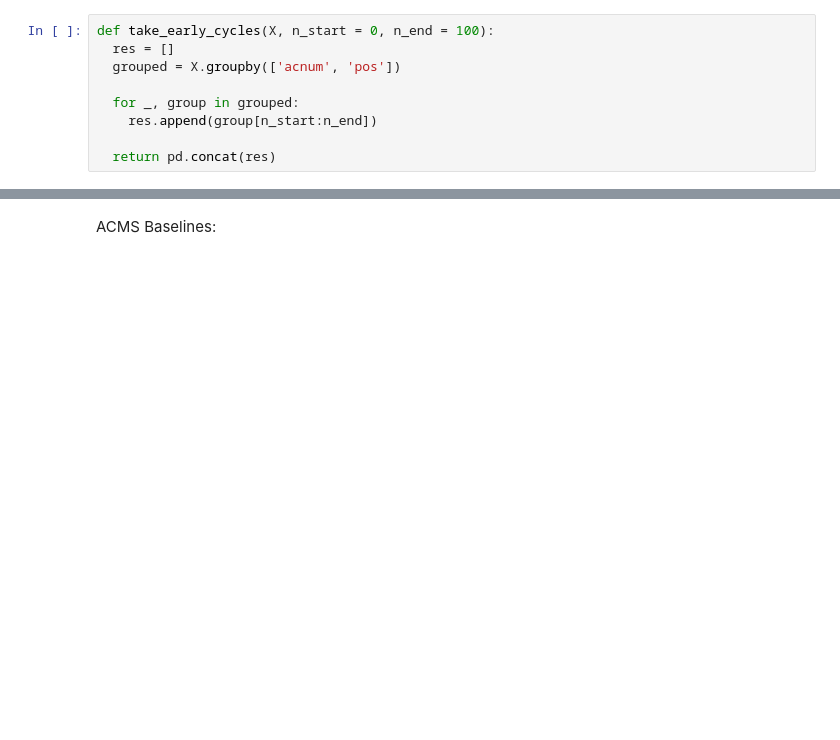
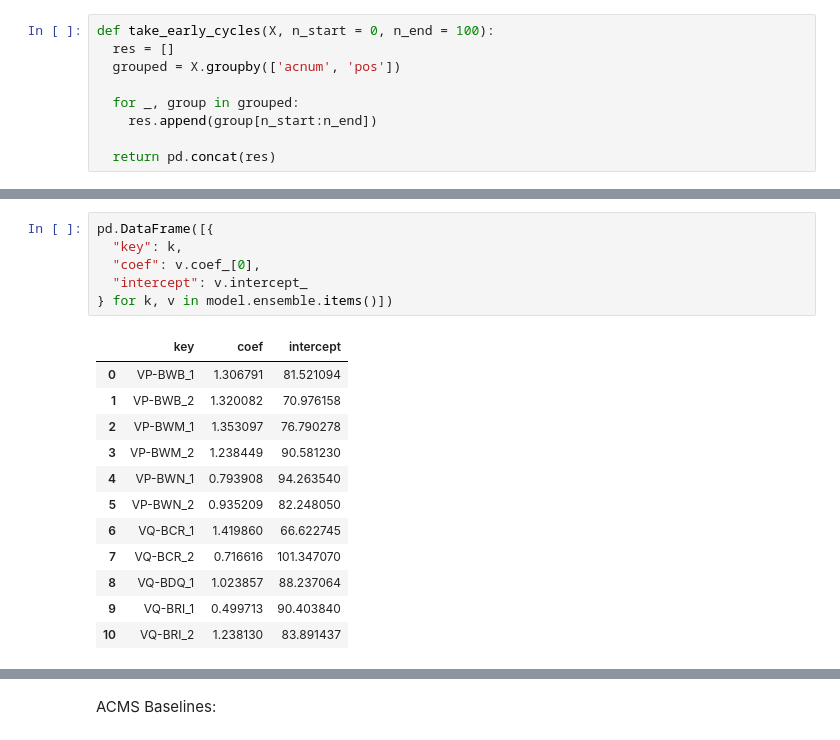
Before and after one commit to skeptlk/ecm, a Jupyter notebook: ex14_finetuning.ipynb, the cells around one changed output, grey strips where cells are left out. Drawn from its saved outputs; the diff is of its cells as text; blank space fills up the shorter version.

```diff
--- a/ex14_finetuning.ipynb
+++ b/ex14_finetuning.ipynb
@@ -209,0 +329,19 @@ def take_early_cycles(X, n_start = 0, n_end = 100):
+# %%
+pd.DataFrame([{
+  "key": k,
+  "coef": v.coef_[0],
+  "intercept": v.intercept_
+} for k, v in model.ensemble.items()])
+# %% [output]
+|  | key | coef | intercept |
+| 0 | VP-BWB_1 | 1.306791 | 81.521094 |
+| 1 | VP-BWB_2 | 1.320082 | 70.976158 |
+| 2 | VP-BWM_1 | 1.353097 | 76.790278 |
+| 3 | VP-BWM_2 | 1.238449 | 90.581230 |
+| 4 | VP-BWN_1 | 0.793908 | 94.263540 |
+| 5 | VP-BWN_2 | 0.935209 | 82.248050 |
+| 6 | VQ-BCR_1 | 1.419860 | 66.622745 |
+| 7 | VQ-BCR_2 | 0.716616 | 101.347070 |
+| 8 | VQ-BDQ_1 | 1.023857 | 88.237064 |
+| 9 | VQ-BRI_1 | 0.499713 | 90.403840 |
+| 10 | VQ-BRI_2 | 1.238130 | 83.891437 |
```
Also changed, not shown: parts of 19 cells of this notebook.
